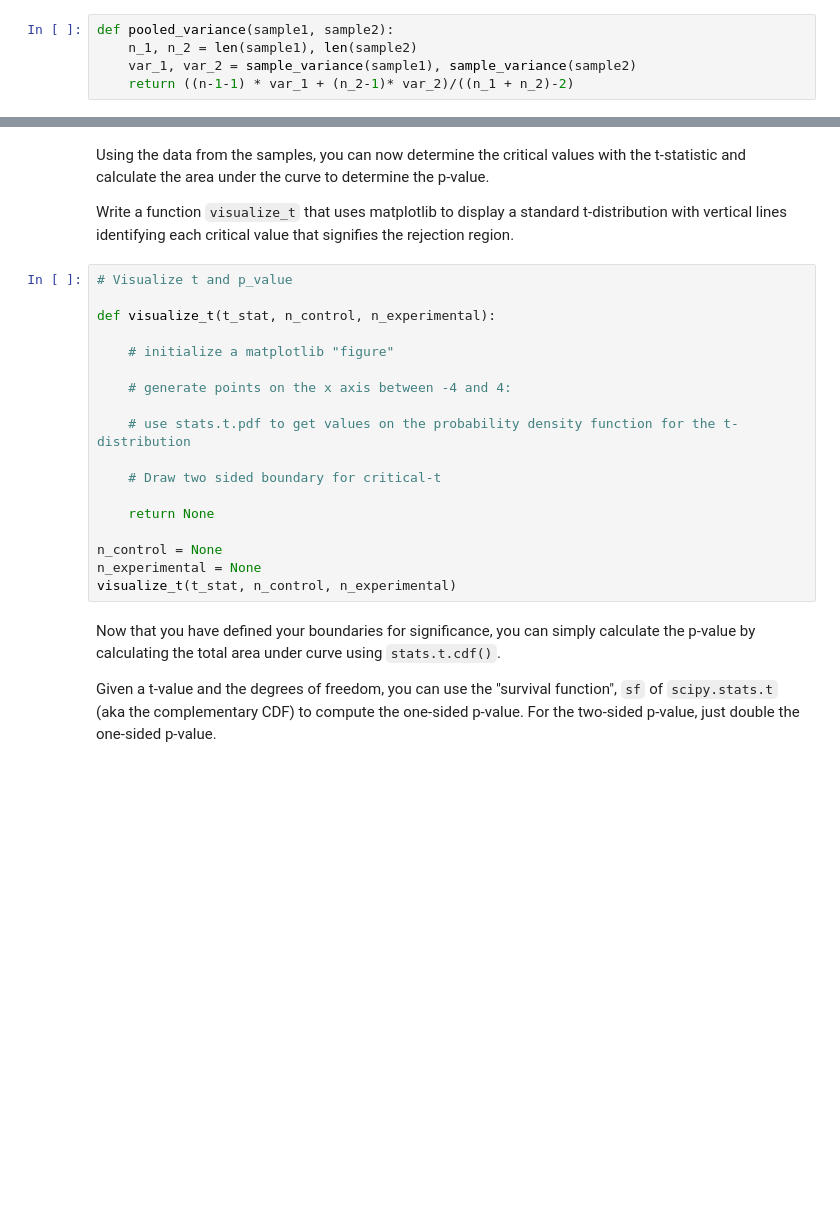
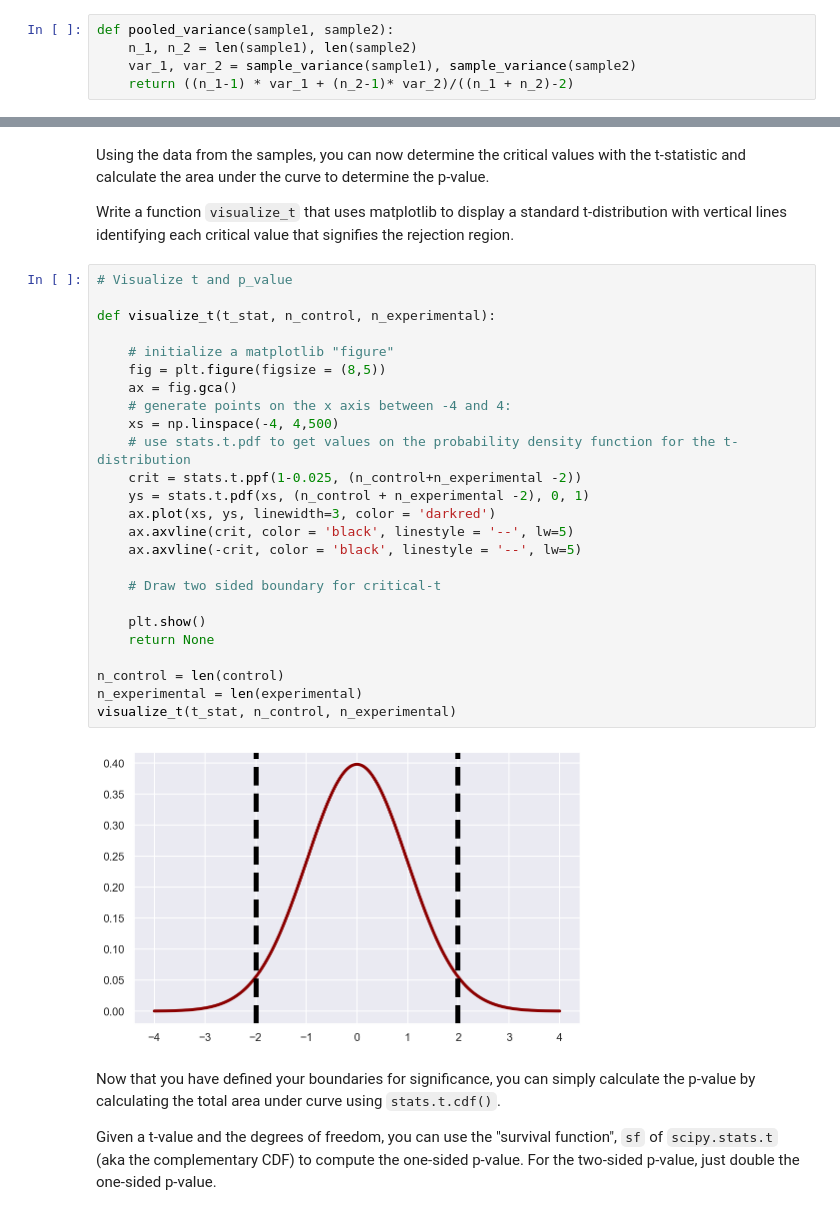
Before and after one commit to psuero1/dsc-two-sample-t-tests-lab-onl01-dtsc-pt-070620, a Jupyter notebook: index.ipynb, the cells around one changed output, grey strips where cells are left out. Cells and saved outputs as stored; diff of their text form; blank space fills up the shorter version.

```diff
--- a/index.ipynb
+++ b/index.ipynb
@@ -131,7 +131,7 @@ Using `sample_variance`, you can now write another function `pooled_variance` to
 def pooled_variance(sample1, sample2):
     n_1, n_2 = len(sample1), len(sample2)
     var_1, var_2 = sample_variance(sample1), sample_variance(sample2)
-    return ((n-1-1) * var_1 + (n_2-1)* var_2)/((n_1 + n_2)-2)
+    return ((n_1-1) * var_1 + (n_2-1)* var_2)/((n_1 + n_2)-2)
 # %% [markdown]
 Now that you have $s_{p}^{2}$, create a function `twosample_tstatistic` to calculate the two sample t-statistic using the formula given earlier.
 # %%
@@ -155,21 +155,30 @@ Write a function `visualize_t` that uses matplotlib to display a standard t-dist
 # %%
 # Visualize t and p_value
 
 def visualize_t(t_stat, n_control, n_experimental):
 
     # initialize a matplotlib "figure"
-
+    fig = plt.figure(figsize = (8,5))
+    ax = fig.gca()
     # generate points on the x axis between -4 and 4:
-
+    xs = np.linspace(-4, 4,500)
     # use stats.t.pdf to get values on the probability density function for the t-distribution
+    crit = stats.t.ppf(1-0.025, (n_control+n_experimental -2))
+    ys = stats.t.pdf(xs, (n_control + n_experimental -2), 0, 1)
+    ax.plot(xs, ys, linewidth=3, color = 'darkred')
+    ax.axvline(crit, color = 'black', linestyle = '--', lw=5)
+    ax.axvline(-crit, color = 'black', linestyle = '--', lw=5)
 
     # Draw two sided boundary for critical-t
 
+    plt.show()
     return None
 
-n_control = None
-n_experimental = None
+n_control = len(control)
+n_experimental = len(experimental)
 visualize_t(t_stat, n_control, n_experimental)
+# %% [output]
+[figure, added]
 # %% [markdown]
 Now that you have defined your boundaries for significance, you can simply calculate the p-value by calculating the total area under curve using `stats.t.cdf()`.
 
```
Also changed, not shown: parts of 4 cells of this notebook.
